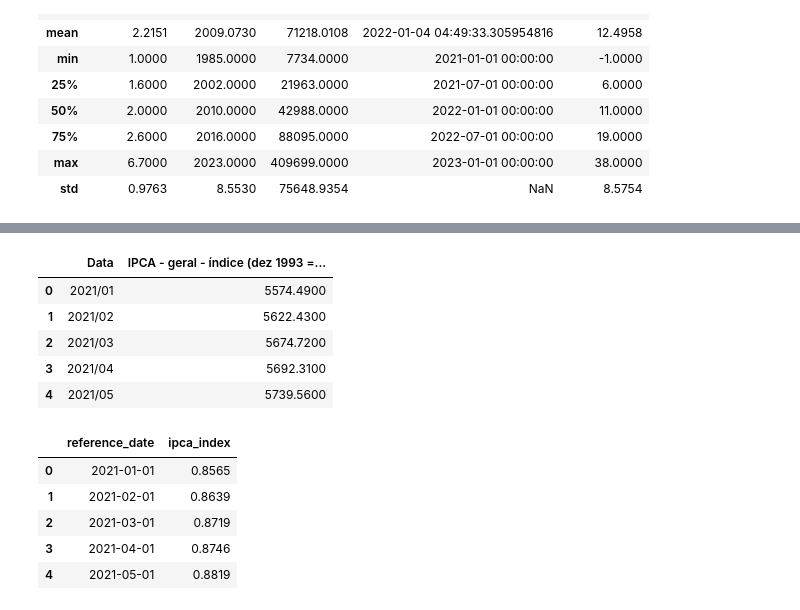
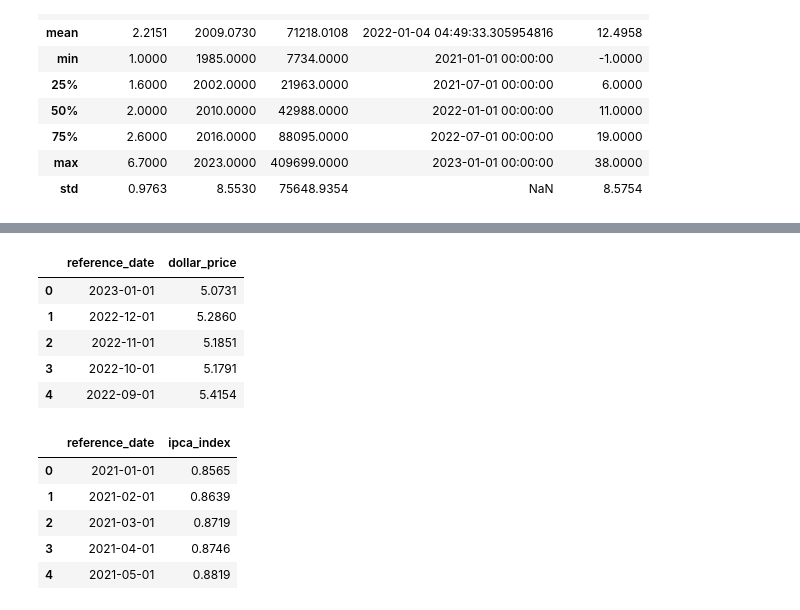
Before and after one commit to joaoqcouto/inf1032-car-prices, a Jupyter notebook: car-prices.ipynb, the cells around one changed output, grey strips where cells are left out. Drawn from its saved outputs; the diff is of its cells as text; code cells hidden in the pictures.

Commit message:
Add data of more markets

```diff
--- a/car-prices.ipynb
+++ b/car-prices.ipynb
@@ -105,13 +117,15 @@ Com a ajuda de um índice, as séries podem ser corrigidas para retirar o efeito
 # %%
-inflacao = pd.read_csv('data/ipca_indice.csv', delimiter=';')
-inflacao.head()
+dolar = pd.read_csv('data/preco_dolar.csv', delimiter=';')
+dolar.columns = ['reference_date', 'dollar_price']
+dolar['reference_date'] = pd.to_datetime(dolar['reference_date'], format='%d.%m.%Y')
+dolar.head()
 # %% [output]
-|  | Data | IPCA - geral - índice (dez 1993 =... |
-| 0 | 2021/01 | 5574.4900 |
-| 1 | 2021/02 | 5622.4300 |
-| 2 | 2021/03 | 5674.7200 |
-| 3 | 2021/04 | 5692.3100 |
-| 4 | 2021/05 | 5739.5600 |
+|  | reference_date | dollar_price |
+| 0 | 2023-01-01 | 5.0731 |
+| 1 | 2022-12-01 | 5.2860 |
+| 2 | 2022-11-01 | 5.1851 |
+| 3 | 2022-10-01 | 5.1791 |
+| 4 | 2022-09-01 | 5.4154 |
 # %%
 # adicionando coluna reference_date
 inflacao['reference_date'] = pd.to_datetime(inflacao['Data'], format='%Y/%m')
```
Also changed, not shown: parts of 23 cells of this notebook, 3 other files.
